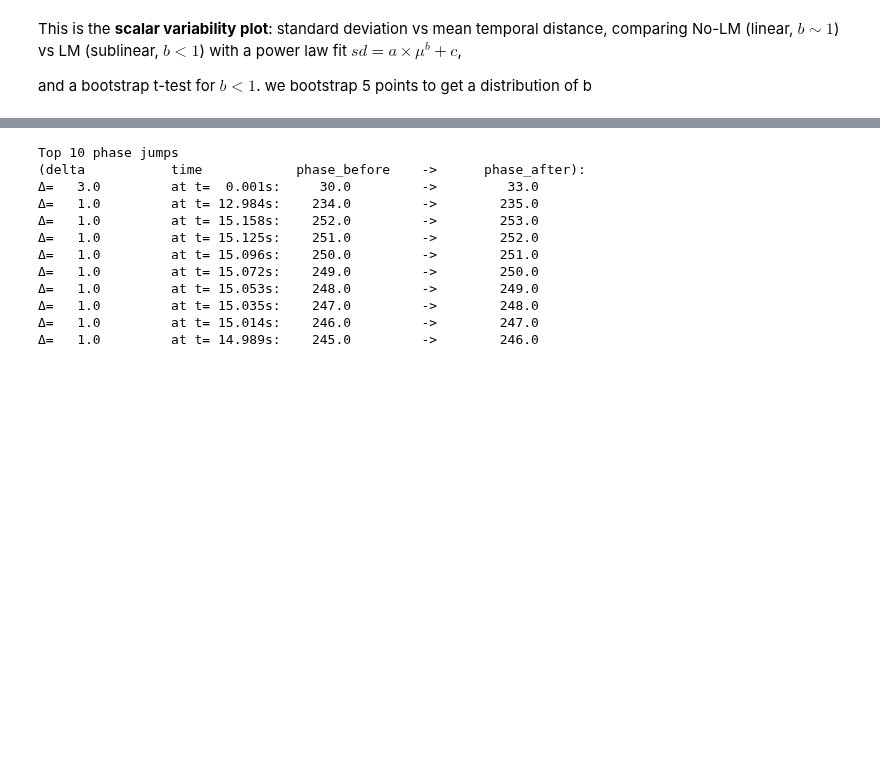
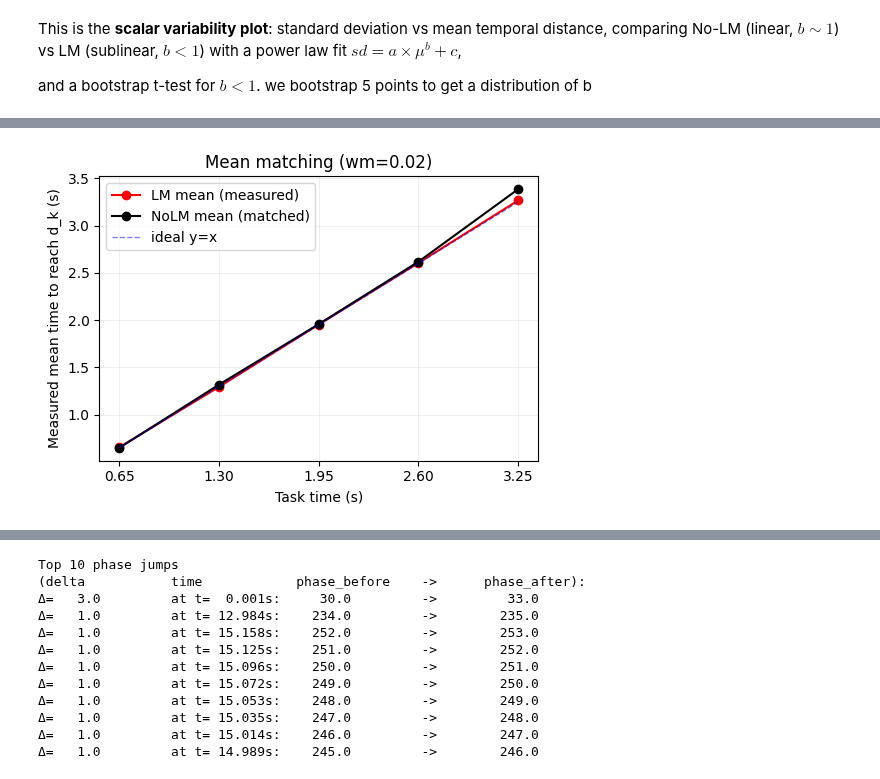
Before and after one commit to claramont/mental-navigation, a Jupyter notebook: src/mental_navigation/CAN/CAN_notebook.ipynb, the cells around one changed output, grey strips where cells are left out. Saved outputs shown, nothing was run; the diff lists cells and outputs as text; code cells hidden in the pictures; blank space fills up the shorter version.

```diff
--- a/src/mental_navigation/CAN/CAN_notebook.ipynb
+++ b/src/mental_navigation/CAN/CAN_notebook.ipynb
@@ -1635,15 +1608,17 @@ def variability_curve(
         lm_samples.append(t_lm)
         nolm_samples.append(t_nolm)
 
-        lm_means.append(float(np.mean(t_lm)))
-        lm_sds.append(float(np.std(t_lm, ddof=1)))
+        lm_means.append(float(np.mean(t_lm)) if len(t_lm) else np.nan)
+        lm_sds.append(float(np.std(t_lm, ddof=1)) if len(t_lm) > 1 else np.nan)
 
-        nolm_means.append(float(np.mean(t_nolm)))
-        nolm_sds.append(float(np.std(t_nolm, ddof=1)))
+        nolm_means.append(float(np.mean(t_nolm)) if len(t_nolm) else np.nan)
+        nolm_sds.append(float(np.std(t_nolm, ddof=1)) if len(t_nolm) > 1 else np.nan)
 
     return {
         "distances": lm_mean_dist,
         "task_times_nominal": task_times,
+        "wm": float(wm),
+        "scale": float(scale),
         "wolm_speeds": np.array(matched_wolm),
         "LM_mean": np.array(lm_means),
         "LM_sd": np.array(lm_sds),
@@ -1868,14 +1942,15 @@ def plot_mean_matching(curve_dict, title=None):
     nolm_mean = curve_dict["NoLM_mean"]
 
     fig, ax = plt.subplots(figsize=(5.2, 3.8))
-    ax.plot(t_nom, lm_mean, "o-", label="LM mean (measured)")
-    ax.plot(t_nom, nolm_mean, "o-", label="NoLM mean (matched)")
-    ax.plot(t_nom, t_nom, "--", linewidth=1, label="ideal y=x")
-    ax.set_xlabel("Nominal task time (s)")
+    ax.plot(t_nom, lm_mean, "o-", label="LM mean (measured)", color= "red")
+    ax.plot(t_nom, nolm_mean, "o-", label="NoLM mean (matched)", color= "black")
+    ax.plot(t_nom, t_nom, "--", linewidth=1, label="ideal y=x", color = 'blue', alpha = 0.5)
+    ax.set_xlabel("Task time (s)")
     ax.set_ylabel("Measured mean time to reach d_k (s)")
     ax.grid(True, alpha=0.2)
     ax.legend()
     if title:
         ax.set_title(title)
+    plt.xticks([0.65, 1.3, 1.95, 2.6, 3.25])
     plt.tight_layout()
     plt.show()
@@ -1881,0 +2020,5 @@ def plot_mean_matching(curve_dict, title=None):
+# %%
+# wm = 0.02
+plot_mean_matching(curves["02"], title=f"Mean matching (wm={0.02:.2f})")
+# %% [output]
+[figure, added]
```
Also changed, not shown: parts of 58 cells of this notebook, 3 other files.
